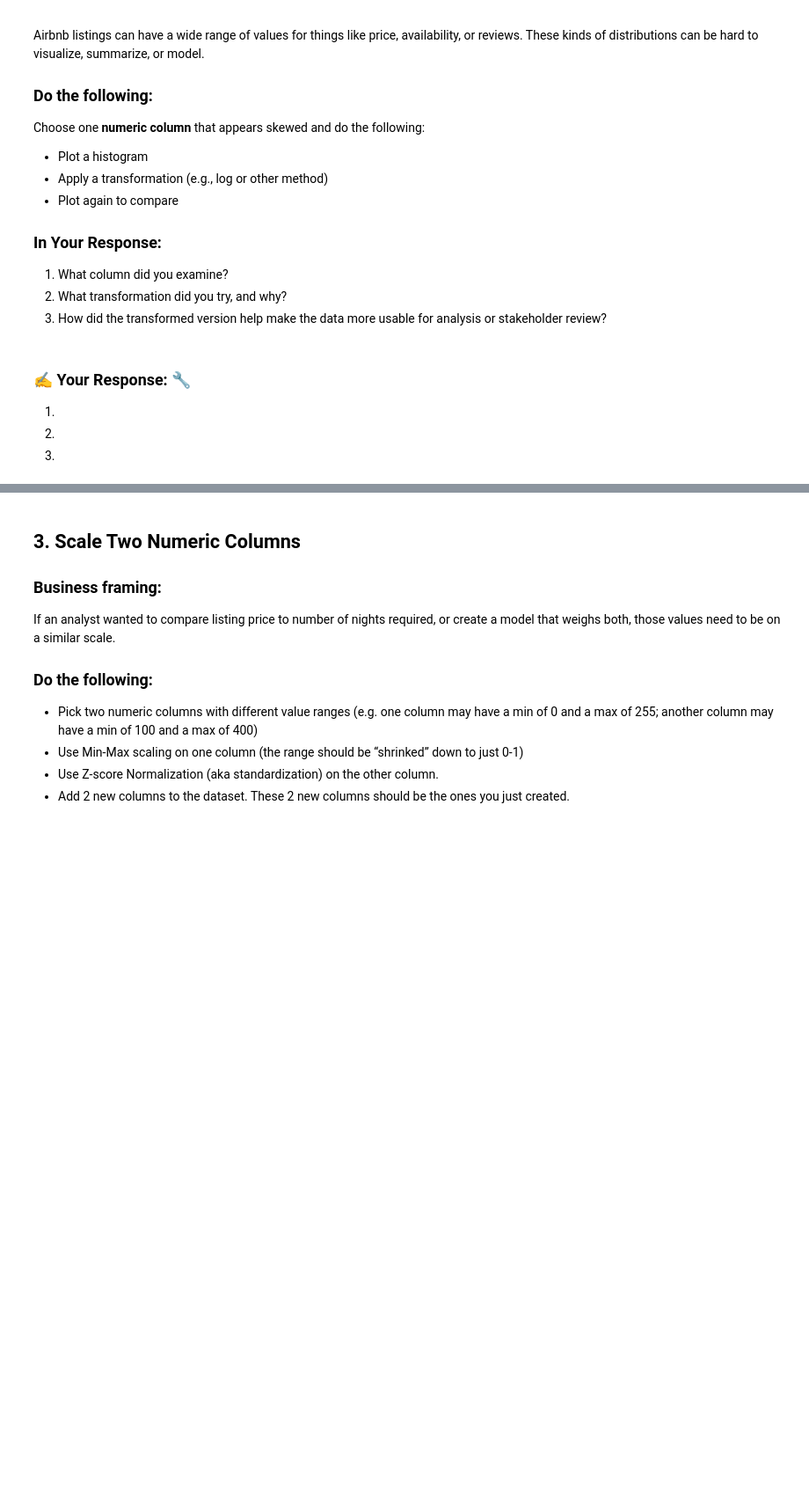
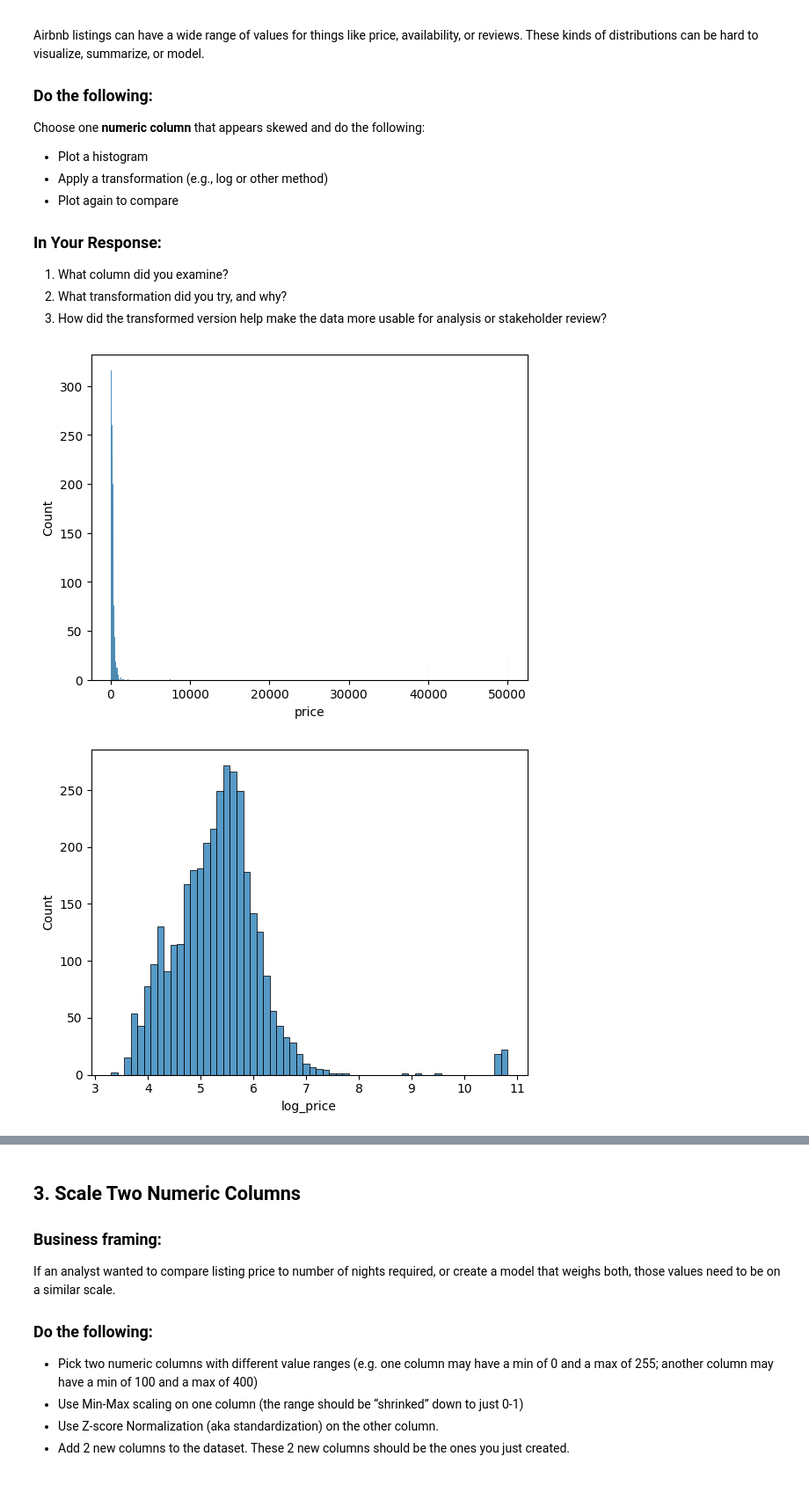
Before and after one commit to expely/Business-Analytics-Labs, a Jupyter notebook: Assignments/assignment_07_data_transformation.ipynb, the cells around one changed output, grey strips where cells are left out. Shown at 88% size. Saved outputs shown, nothing was run; the diff lists cells and outputs as text; code cells hidden in the pictures; blank space fills up the shorter version.

```diff
--- a/Assignments/assignment_07_data_transformation.ipynb
+++ b/Assignments/assignment_07_data_transformation.ipynb
@@ -50,0 +49,10 @@ Before getting started, make sure you import the libraries you'll need for this
+# %%
+# Imports
+import pandas as pd
+import numpy as np
+import seaborn as sns
+import matplotlib.pyplot as plt
+
+# Read csv
+df = pd.read_csv("/content/cleaned_airbnb_data_6.csv")
+df.info()
@@ -70,7 +94,11 @@ Choose one **numeric column** that appears skewed and do the following:
-# %% [markdown]
-### ✍️ Your Response: 🔧
-1.
-
-2.
-
-3.
+# %%
+# Show a histogram for price
+sns.histplot(data=df, x="price")
+plt.show()
+
+df['log_price'] = np.log1p(df['price'])
+sns.histplot(data=df, x='log_price')
+plt.show()
+# %% [output]
+[figure, added]
+[figure, added]
```
Also changed, not shown: parts of 24 cells of this notebook.
